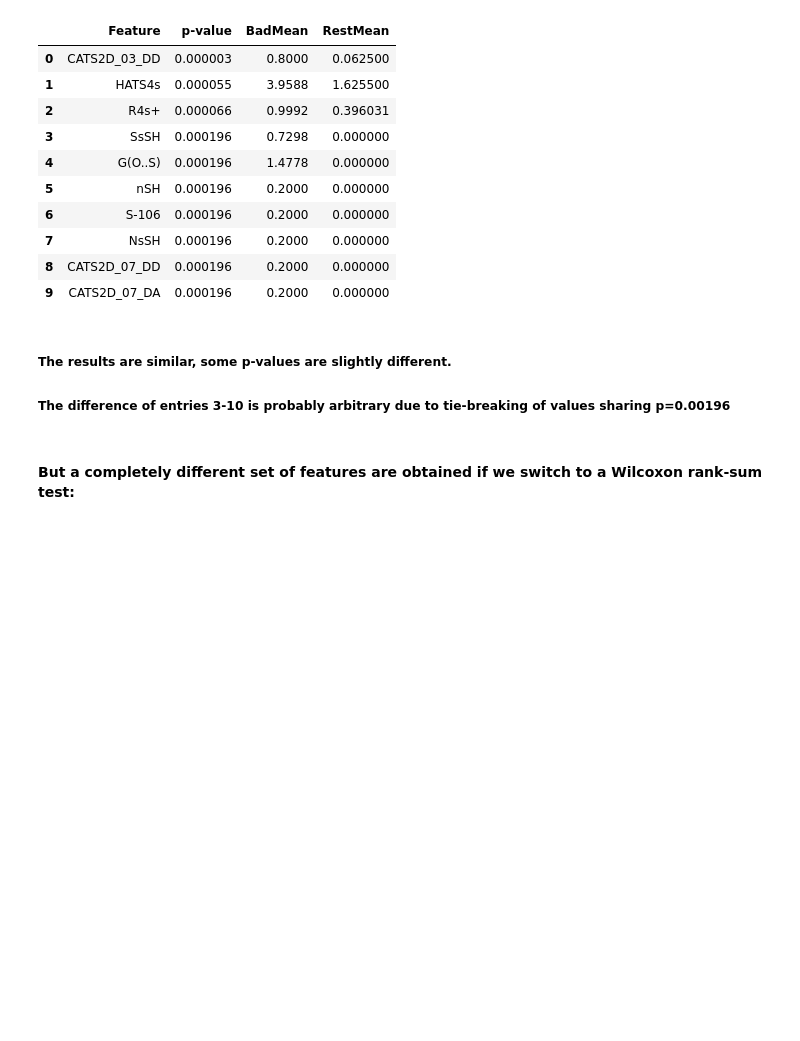
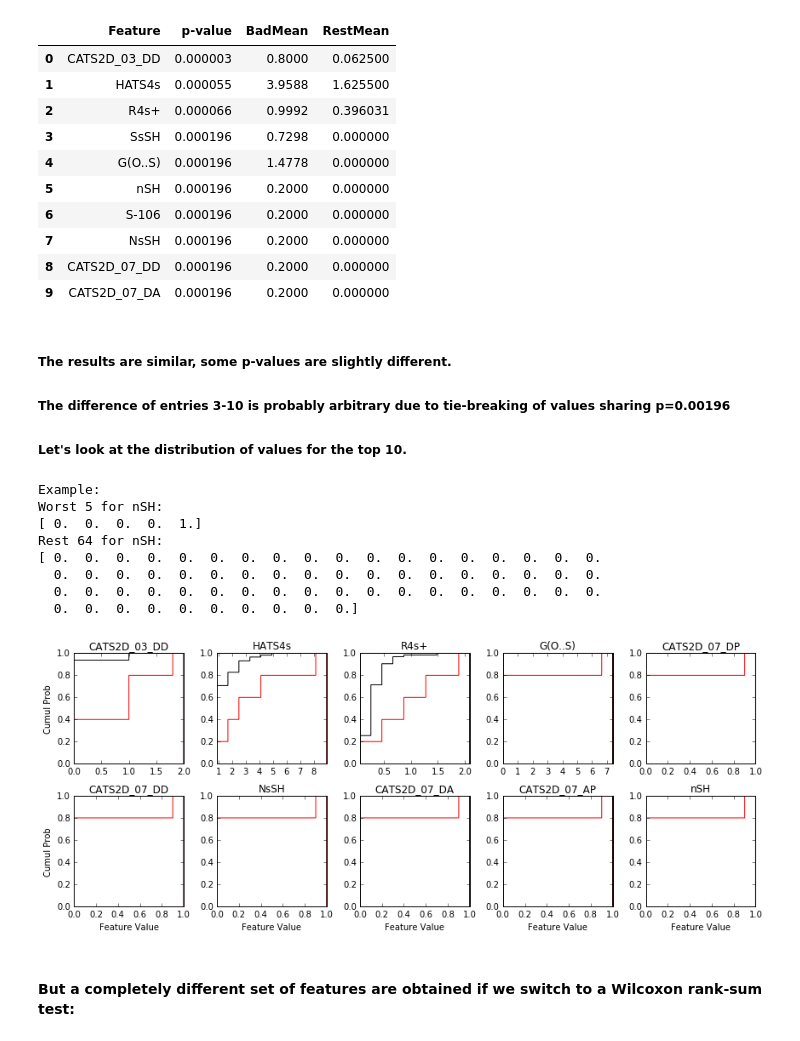
Before and after one commit to dream-olfaction/olfaction-prediction, a Jupyter notebook: opc_python/gerkin/paper.ipynb, the cells around one changed output. Cells and saved outputs as stored; diff of their text form; code cells hidden in the pictures; blank space fills up the shorter version.

Commit message:
Added cumulative histograms to show distinction between t-test and Wilcoxon test results

```diff
--- a/opc_python/gerkin/paper.ipynb
+++ b/opc_python/gerkin/paper.ipynb
@@ -120,6 +120,43 @@ df_static[:10]
 # %% [markdown]
 ##### The results are similar, some p-values are slightly different.
 ##### The difference of entries 3-10 is probably arbitrary due to tie-breaking of values sharing p=0.00196
+##### Let's look at the distribution of values for the top 10.
+# %%
+def plot_feature_hist(df):
+    top10 = df[:10].index
+    fig, axes = plt.subplots(2,5,figsize=(12,5))
+    for i in range(10):
+        ax = axes.flat[i]
+        feature = top10[i]
+        index = molecular_headers.index(feature)-1
+        worst5 = worst5_features[:,index]
+        rest64 = rest64_features[:,index]
+        low = min(worst5.min(),rest64.min())
+        high = max(worst5.max(),rest64.max())
+        ax.hist(worst5,range=(low,high),normed=True,cumulative=True,histtype='step',color='r')
+        ax.hist(rest64,range=(low,high),normed=True,cumulative=True,histtype='step',color='k')
+        ax.set_xlim(low,high)
+        ax.set_title(feature)
+        if i % 5 == 0:
+            ax.set_ylabel('Cumul Prob')
+        if i >= 5:
+            ax.set_xlabel('Feature Value')
+        if i==9:
+            print("Example:")
+            print("Worst 5 for %s:\n%s" % (feature,np.sort(worst5)))
+            print("Rest 64 for %s:\n%s" % (feature,np.sort(rest64)))
+    plt.tight_layout()
+plot_feature_hist(df_t)
+# %% [output]
+Example:
+Worst 5 for nSH:
+[ 0.  0.  0.  0.  1.]
+Rest 64 for nSH:
+[ 0.  0.  0.  0.  0.  0.  0.  0.  0.  0.  0.  0.  0.  0.  0.  0.  0.  0.
+  0.  0.  0.  0.  0.  0.  0.  0.  0.  0.  0.  0.  0.  0.  0.  0.  0.  0.
+  0.  0.  0.  0.  0.  0.  0.  0.  0.  0.  0.  0.  0.  0.  0.  0.  0.  0.
+  0.  0.  0.  0.  0.  0.  0.  0.  0.  0.]
+[figure, added]
 # %% [markdown]
 #### But a completely different set of features are obtained if we switch to a Wilcoxon rank-sum test:
 # %%
```
Also changed, not shown: parts of 3 cells of this notebook.
